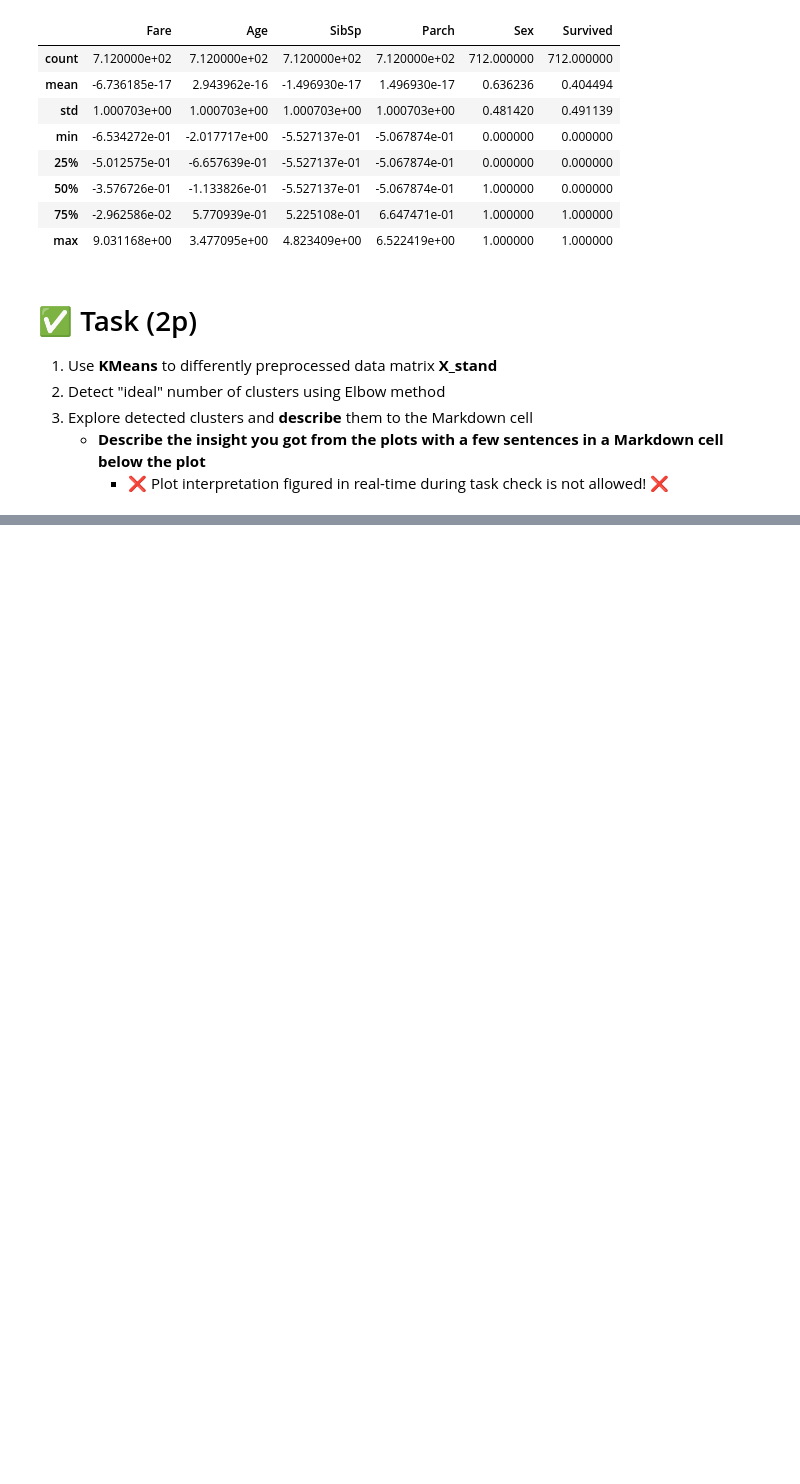
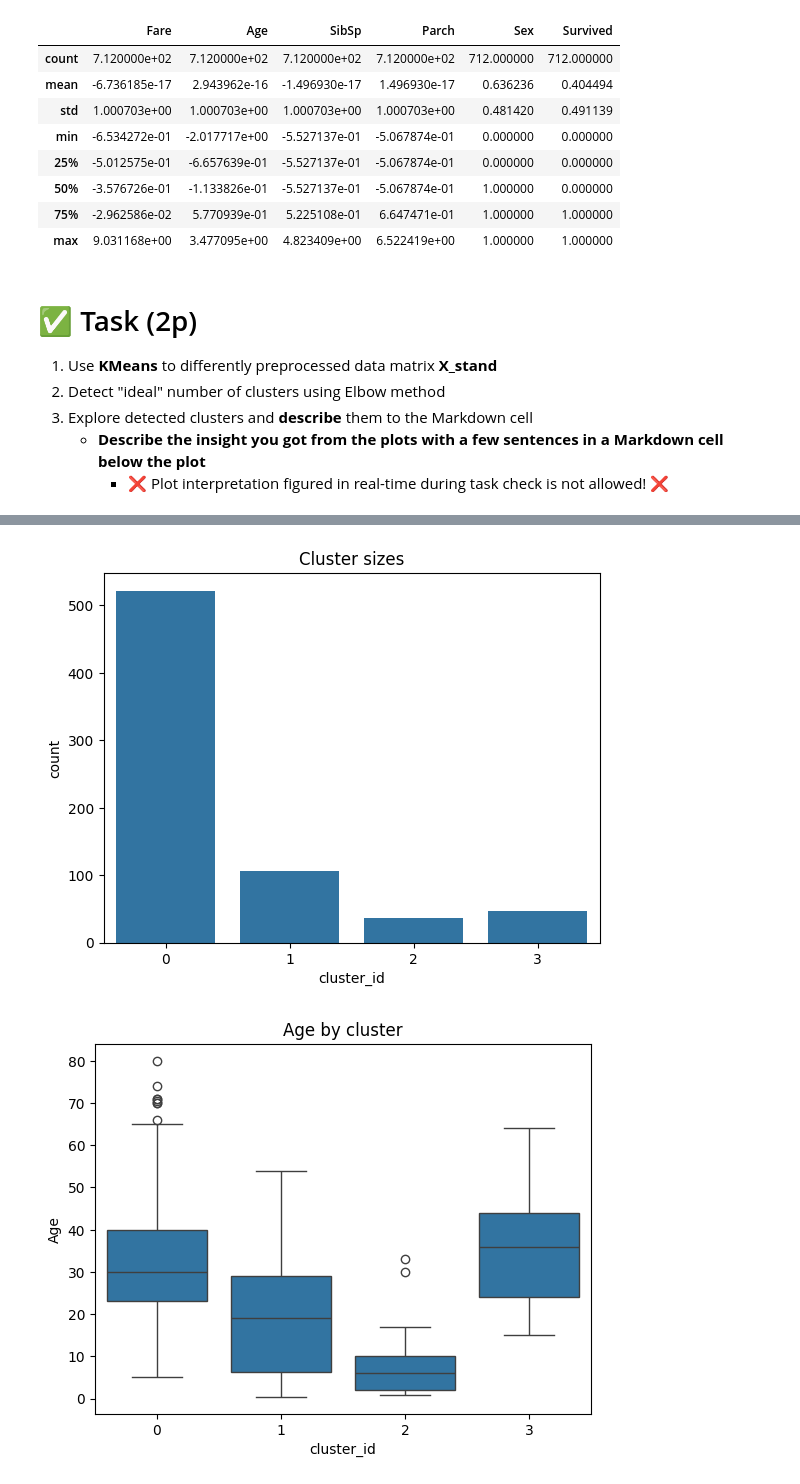
Before and after one commit to TotalChaosRexinator/School, a Jupyter notebook: fml_04.ipynb, the cells around one changed output, grey strips where cells are left out. Cells and saved outputs as stored; diff of their text form; code cells hidden in the pictures; blank space fills up the shorter version.

```diff
--- a/fml_04.ipynb
+++ b/fml_04.ipynb
@@ -592,0 +558,21 @@ Finally, compare the clusters found with the original data and the standardized
+# %%
+k_best = 4
+final_km = sklearn.cluster.KMeans(n_clusters=k_best, random_state=13)
+df_clustering['cluster_id'] = final_km.fit_predict(X_stand[feature_cols])
+sns.countplot(data=df_clustering, x='cluster_id')
+plt.title('Cluster sizes'); plt.show()
+
+sns.boxplot(data=df_clustering, x='cluster_id', y='Age')
+plt.title('Age by cluster'); plt.show()
+
+sns.boxplot(data=df_clustering, x='cluster_id', y='Fare')
+plt.yscale('log'); plt.title('Fare by cluster (log)'); plt.show()
+
+sns.countplot(data=df_clustering, x='cluster_id', hue='Survived')
+plt.title('Survival rate by cluster'); plt.show()
+
+sns.countplot(data=df_clustering, x='cluster_id', hue='Pclass')
+plt.title('Ticket class by cluster'); plt.show()
+# %% [output]
+[figure, added]
+[figure, added]
```
Also changed, not shown: parts of 23 cells of this notebook.
